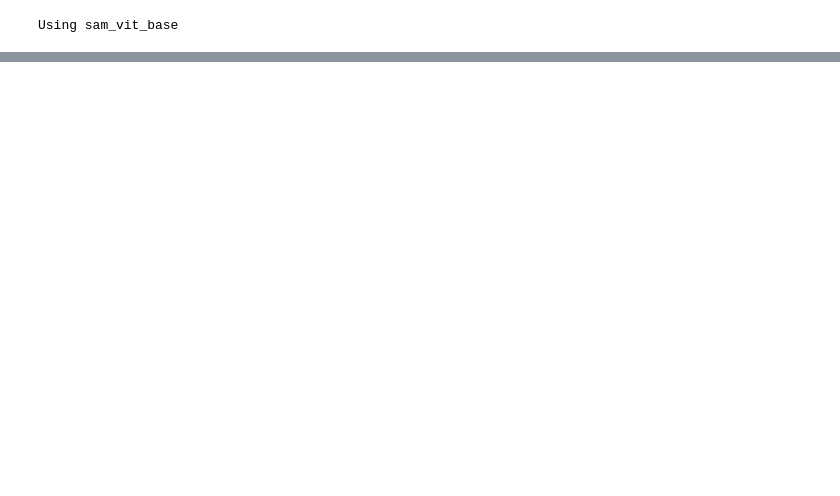
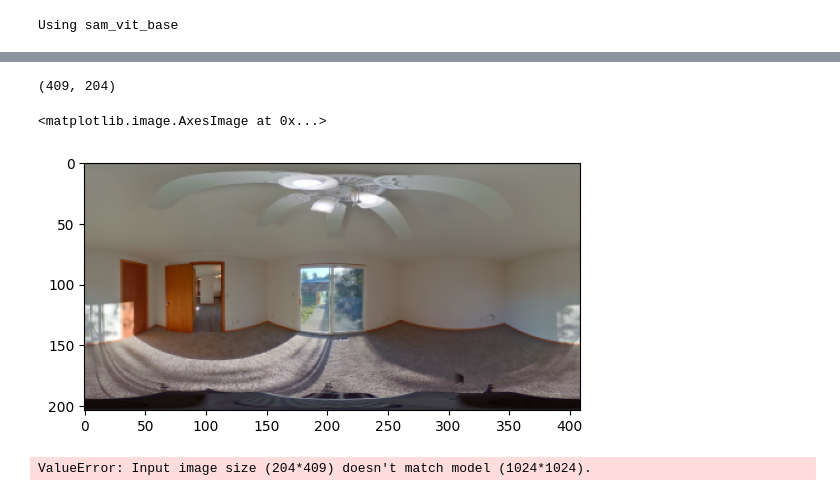
Before and after one commit to alexanderreiprich/floorscan, a Jupyter notebook: segmentation.ipynb, the cells around one changed output, grey strips where cells are left out. Cells and saved outputs as stored; diff of their text form; code cells hidden in the pictures; blank space fills up the shorter version.

```diff
--- a/segmentation.ipynb
+++ b/segmentation.ipynb
@@ -247,0 +362,42 @@ Epoch: 0
+# %%
+img_url = "./data/training/0000/panos/floor_01_partial_room_01_pano_15.jpg"
+raw_image = cv2.imread(img_url)
+raw_image = cv2.cvtColor(raw_image, cv2.COLOR_BGR2RGB)
+height, width = raw_image.shape[:2]
+new_size = (width // 5, height // 5)
+scaled_image = cv2.resize(raw_image, new_size, interpolation=cv2.INTER_AREA)
+print(new_size)
+plt.imshow(scaled_image)
+# %% [output]
+(409, 204)
+<matplotlib.image.AxesImage at 0x...>
+[figure, added]
+# %%
+import torch
+import cv2
+import numpy as np
+import matplotlib.pyplot as plt
+from torchvision import transforms
+
+# Bildvorbereitung
+transform = transforms.Compose([
+    transforms.ToTensor(),  # Umwandlung in Tensor
+    transforms.Normalize(mean=[0.485, 0.456, 0.406], std=[0.229, 0.224, 0.225])  # Standard-Normalisierung
+])
+
+# Wir müssen das Bild skalieren und dann durch den Transformationsprozess schicken
+input_image = transform(scaled_image).unsqueeze(0).to(device)  # Bild und Batch-Dimension hinzufügen
+
+# Inferenz mit dem SAM-Modell
+with torch.no_grad():
+    output_mask = model(input_image)  # Hier benötigst du eventuell den spezifischen Inferenzcode für SAM
+
+# Verarbeite die Ausgabe - Angenommen, die Ausgabe ist eine Maske
+output_mask = output_mask.squeeze().cpu().numpy()  # Entferne Batch-Dimension und wandle in numpy-Array um
+
+# Visualisiere die Maske
+plt.imshow(output_mask, cmap='gray')  # Grayscale Maske anzeigen
+plt.title("Segmentation Mask")
+plt.show()
+# %% [output]
+ValueError: Input image size (204*409) doesn't match model (1024*1024).
```
Also changed, not shown: parts of 14 cells of this notebook, 3 other files.
